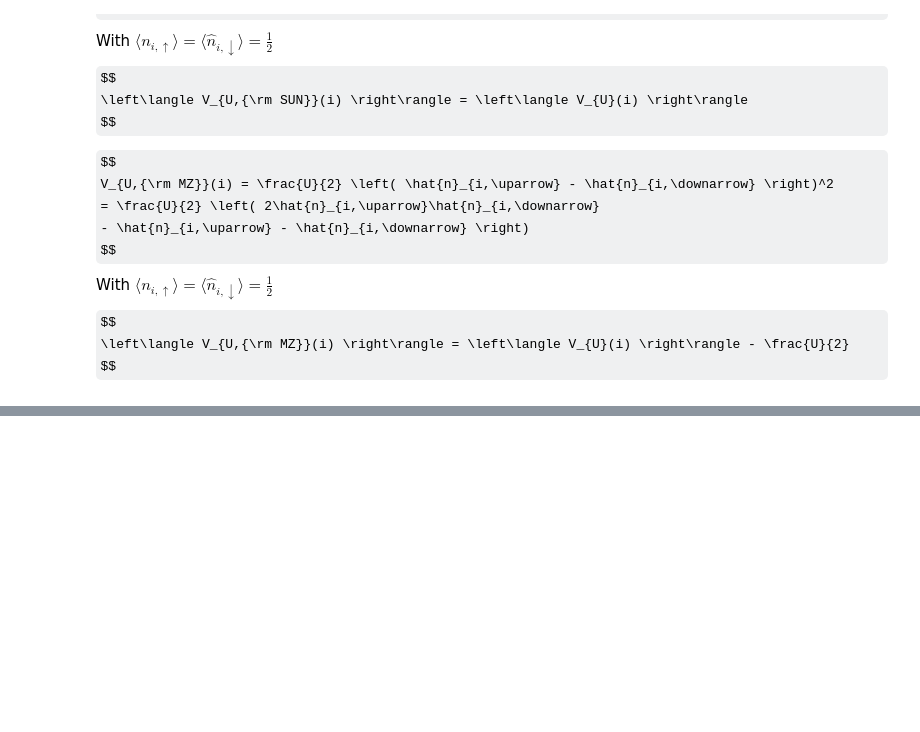
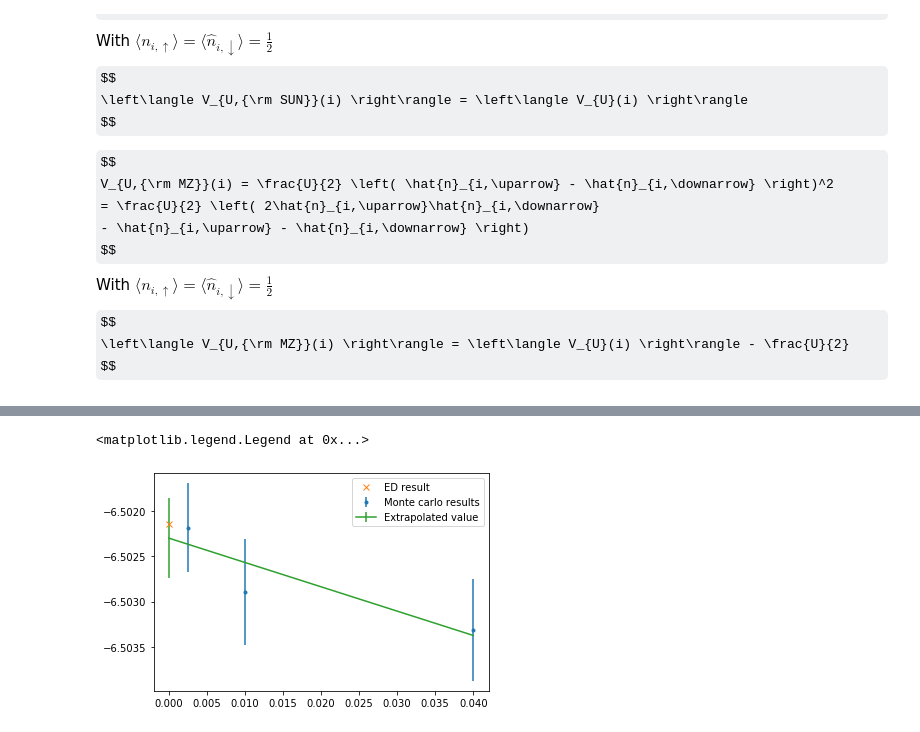
Before and after one commit to ALF-QMC/pyALF, a Jupyter notebook: Notebooks/testing_against_ED-Copy1.ipynb, the cells around one changed output, grey strips where cells are left out. Saved outputs shown, nothing was run; the diff lists cells and outputs as text; code cells hidden in the pictures; some formulas as TeX source; blank space fills up the shorter version.

```diff
--- a/Notebooks/testing_against_ED-Copy1.ipynb
+++ b/Notebooks/testing_against_ED-Copy1.ipynb
@@ -186,0 +208,15 @@ plt.legend()
+# %%
+dtaus = np.array([0.05, 0.1, 0.2])
+ener, E = extrapolate_dtau(
+    'tV',                       # Hamiltonian
+    {                                # Model and simulation parameters for each Simulation instance
+    'Model': 'tV',              #    Base model
+    'L1': 4,                         #    Lattice length in the first unit vector direction
+    'L2': 1,                         #    Lattice length in the second unit vector direction
+    'Ltau': 0,                       #    '1' for time-displaced Green functions; '0' otherwise
+    'NSweep': 1000,                  #    Number of sweeps per bin
+    'NBin': 100,                     #    Number of bins
+    },                               #             HS field couples to z-component of magnetizatio
+    dtaus,
+    do_ED=True
+    )
@@ -186,0 +241,16 @@ plt.legend()
+# %%
+plt.errorbar(dtaus**2, ener[:, 0], ener[:, 1], fmt='.', label="Monte carlo results")
+plt.plot(0, E, 'x', label='ED result')
+
+def func(x, y0, a):
+    return y0 + a*x**2
+popt, pcov = curve_fit(func, dtaus, ener[:, 0], sigma=ener[:, 1], absolute_sigma=True)
+perr = np.sqrt(np.diag(pcov))
+xs = np.linspace(0., dtaus.max())
+p = plt.plot(xs**2, func(xs, *popt))
+
+plt.errorbar(0, popt[0], perr[0], label="Extrapolated value", color=p[0].get_color())
+plt.legend()
+# %% [output]
+<matplotlib.legend.Legend at 0x...>
+[figure, added]
```
Also changed, not shown: parts of 19 cells of this notebook.
